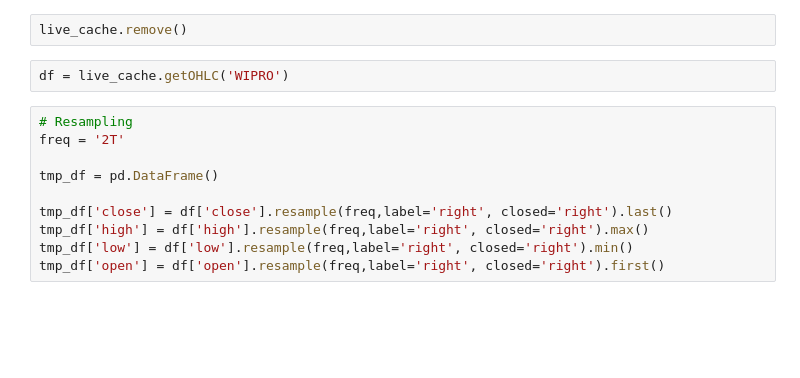
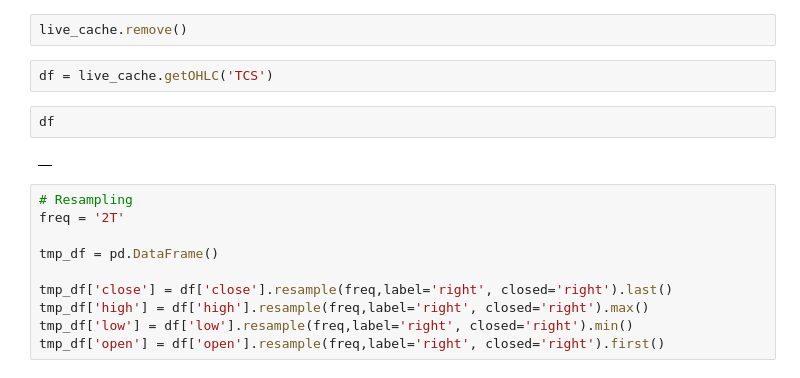
Before and after one commit to suhansaha/algotrader, a Jupyter notebook: src/freedom_v2_unit_test.ipynb, the cells around one changed output. Drawn from its saved outputs; the diff is of its cells as text; blank space fills up the shorter version.

```diff
--- a/src/freedom_v2_unit_test.ipynb
+++ b/src/freedom_v2_unit_test.ipynb
@@ -354,7 +417,11 @@ live_cache.getValue()
 # %%
 live_cache.remove()
 # %%
-df = live_cache.getOHLC('WIPRO')
+df = live_cache.getOHLC('TCS')
+# %%
+df
+# %% [output]
+|  |
 # %%
 # Resampling
 freq = '2T'
```
Also changed, not shown: parts of 7 cells of this notebook, 1 other file.
